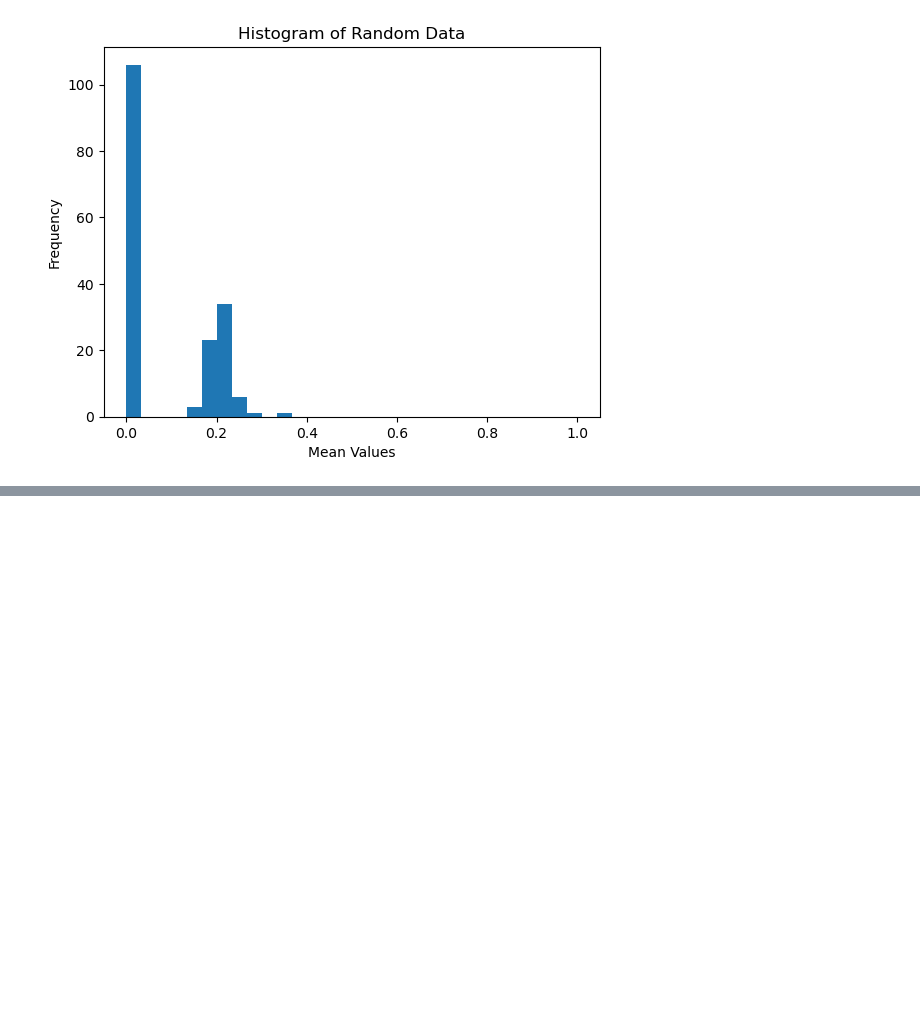
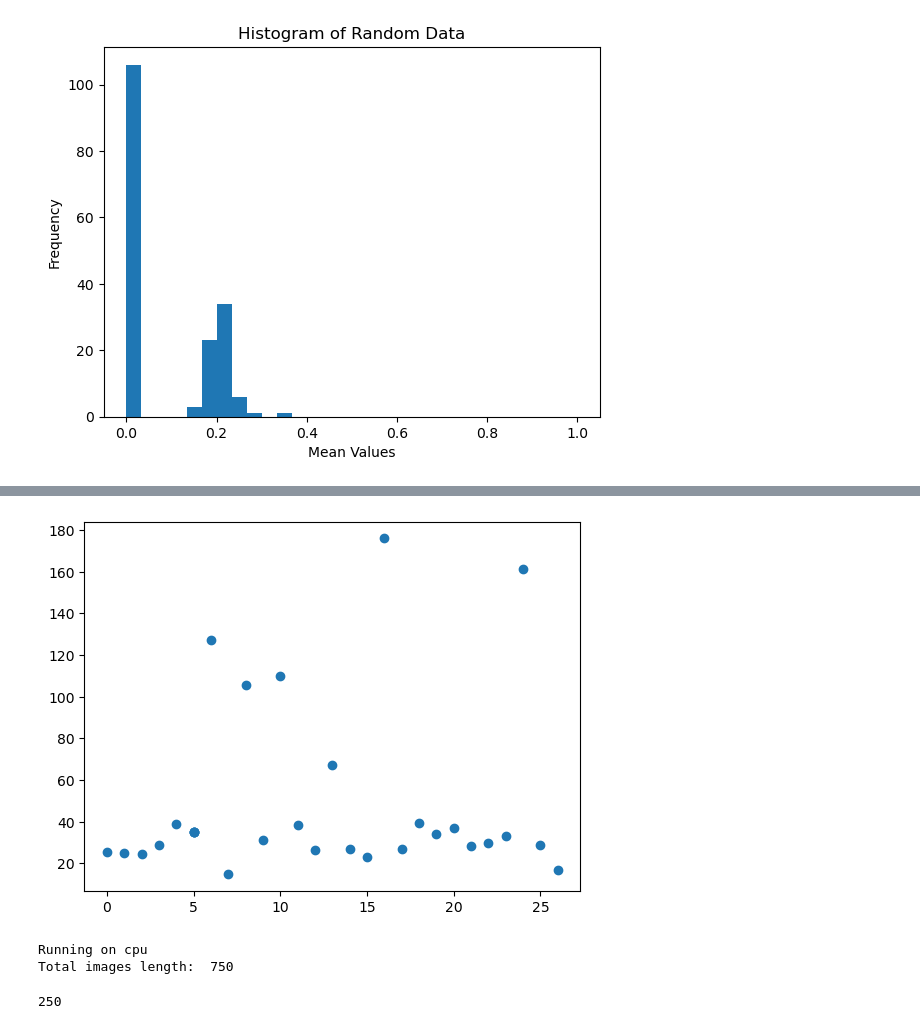
Before and after one commit to fsu-sc/hipergator-and-data-loaders-team02, a Jupyter notebook: Answer.ipynb, the cells around one changed output, grey strips where cells are left out. Saved outputs shown, nothing was run; the diff lists cells and outputs as text; code cells hidden in the pictures; blank space fills up the shorter version.

```diff
--- a/Answer.ipynb
+++ b/Answer.ipynb
@@ -361,0 +385,10 @@ plt.show()
+# %%
+image, mask = dataset.__getitem__(5, normalize=False)
+new_row = np.array([5, np.mean(image)])
+ImageMeansUNNORM = np.append(ImageMeansUNNORM,[new_row], axis=0)
+#ImageMeansUNNORM
+
+plt.scatter(ImageMeansUNNORM[:,0], ImageMeansUNNORM[:,1])
+plt.show()
+# %% [output]
+[figure, added]
@@ -361,0 +407,6 @@ plt.show()
+# %%
+dataset.__len__()
+# %% [output]
+Running on cpu
+Total images length:  750
+250
```
Also changed, not shown: parts of 10 cells of this notebook, 1 other file.
